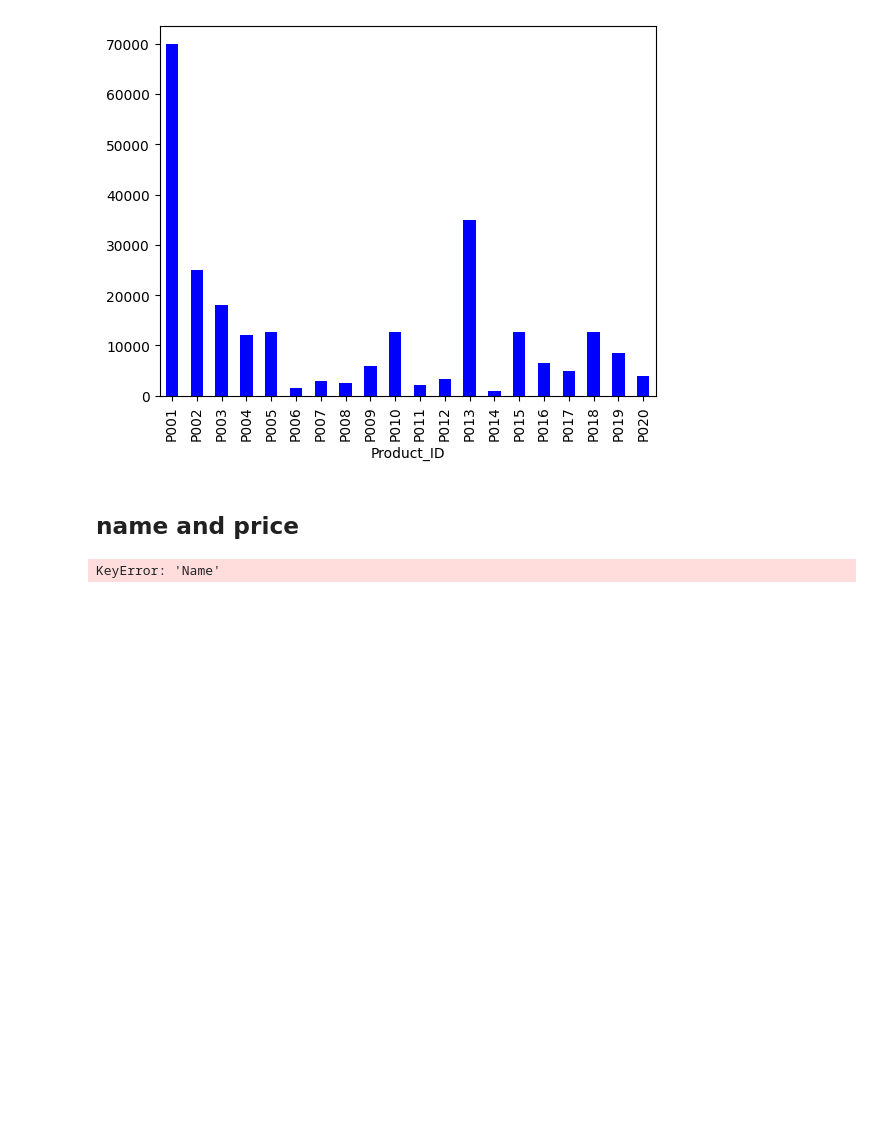
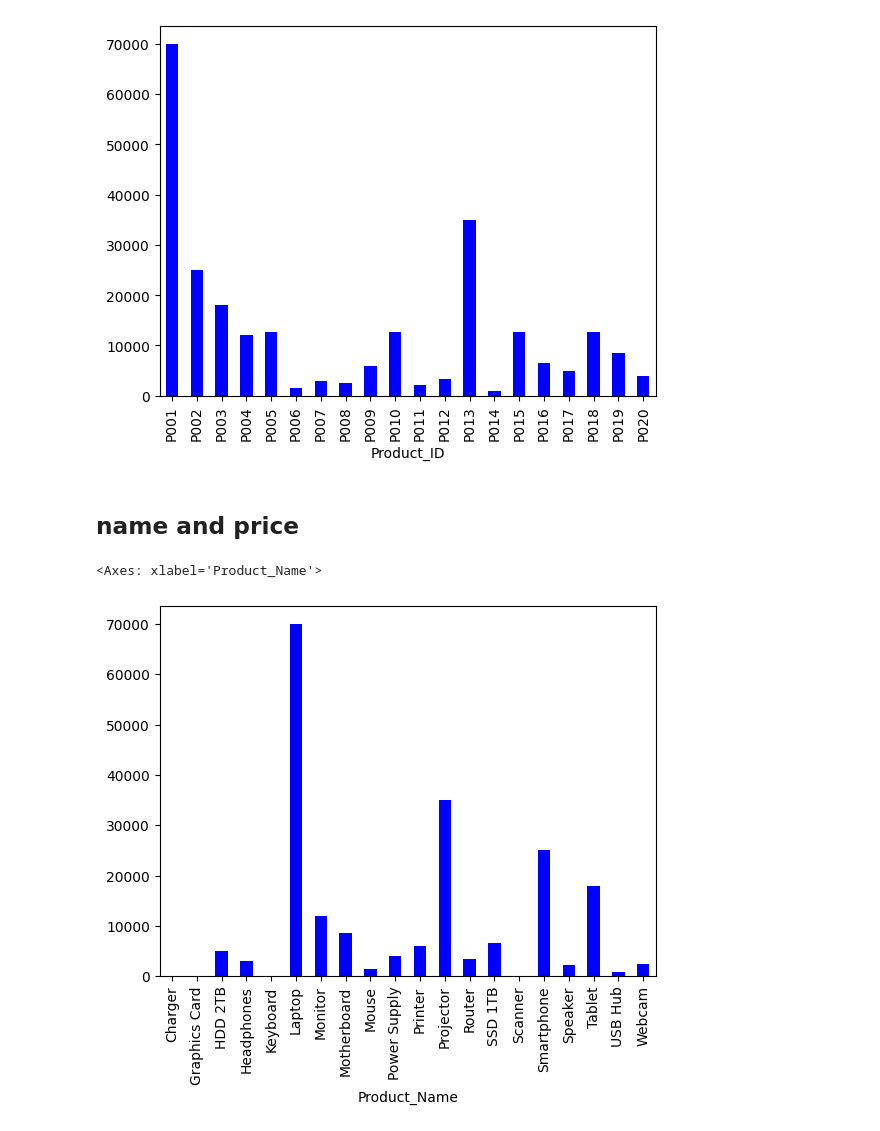
Before and after one commit to suvancodes/AI_ML_now, a Jupyter notebook: 11data_analysis/5My_ Matplotlib.ipynb, the cells around one changed output. Drawn from its saved outputs; the diff is of its cells as text; code cells hidden in the pictures; blank space fills up the shorter version.

```diff
--- a/11data_analysis/5My_ Matplotlib.ipynb
+++ b/11data_analysis/5My_ Matplotlib.ipynb
@@ -186,10 +183,11 @@ total_price.plot(kind='bar',color='blue')
 # %% [markdown]
 ## name and price
 # %%
-total_price = df.groupby('Name')['prise_missing'].sum()
-total_price.plot(kind='bar',color='gray')
+total_price = df.groupby('Product_Name')['Price'].sum()
+total_price.plot(kind='bar',color='blue')
 # %% [output]
-KeyError: 'Name'
+<Axes: xlabel='Product_Name'>
+[figure, added]
 # %%
 df = pd.read_csv('student.csv')
 df['Stock_Quantity'] = df['Stock_Quantity'].fillna(df['Stock_Quantity'].mean())
```
Also changed, not shown: parts of 3 cells of this notebook, 17 other files.
